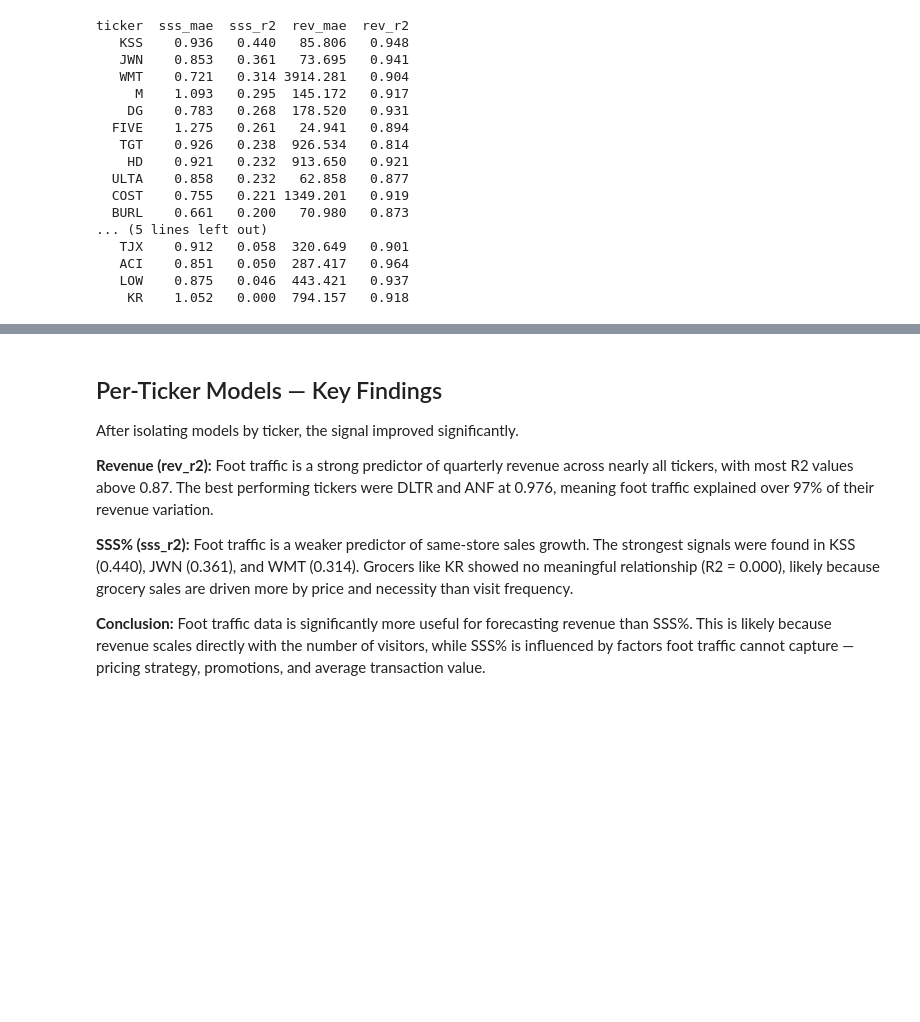
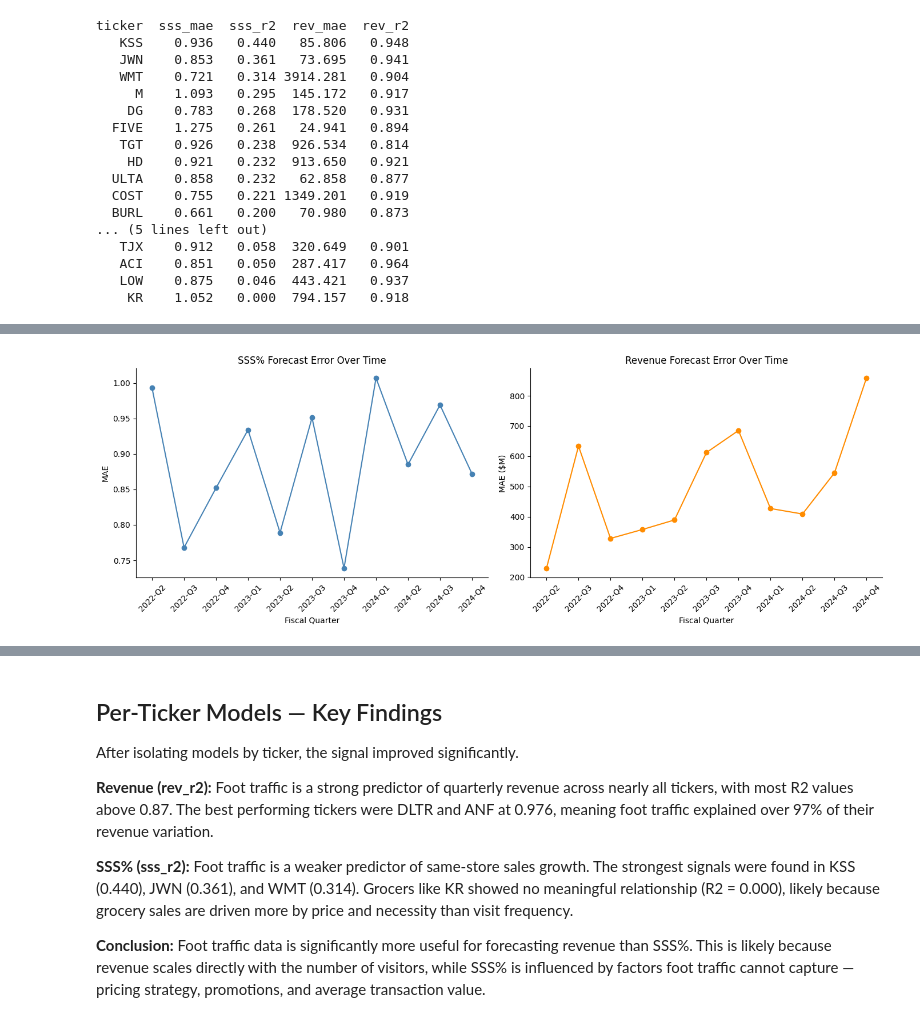
Before and after one commit to pmoralescode/data-analysis-case-study, a Jupyter notebook: analysis/analysis.ipynb, the cells around one changed output, grey strips where cells are left out. Drawn from its saved outputs; the diff is of its cells as text; code cells hidden in the pictures; blank space fills up the shorter version.

Commit message:
added findings for time accuracy across time periods

```diff
--- a/analysis/analysis.ipynb
+++ b/analysis/analysis.ipynb
@@ -483,3 +499,19 @@ ticker  sss_mae  sss_r2  rev_mae  rev_r2
    ACI    0.851   0.050  287.417   0.964
    LOW    0.875   0.046  443.421   0.937
     KR    1.052   0.000  794.157   0.918
+# %%
+# evaluated forecast accuracy across time periods
+# to assess whether the model improves or weakens over different quarters
+time_accuracy = preds_df.copy()
+
+# calculate absolute error for each prediction
+time_accuracy['sss_abs_error'] = abs(time_accuracy['reported_sss_pct'] - time_accuracy['pred_sss'])
+time_accuracy['rev_abs_error'] = abs(time_accuracy['reported_revenue_mm'] - time_accuracy['pred_revenue'])
+
+# group by fiscal quarter and average the errors
+time_results = time_accuracy.groupby('fiscal_quarter').agg(
+    sss_mae=('sss_abs_error', 'mean'),
+    rev_mae=('rev_abs_error', 'mean')
+).round(3)
+
+print(time_results.to_string())
@@ -485,0 +532,24 @@ ticker  sss_mae  sss_r2  rev_mae  rev_r2
+# %%
+# plotted forecast error over time to identify whether accuracy improves or weakens across quarters
+fig, axes = plt.subplots(1, 2, figsize=(14, 5))
+
+axes[0].plot(time_results.index, time_results['sss_mae'], marker='o', color='steelblue')
+axes[0].set_title('SSS% Forecast Error Over Time')
+axes[0].set_xlabel('Fiscal Quarter')
+axes[0].set_ylabel('MAE')
+axes[0].tick_params(axis='x', rotation=45)
+
+axes[1].plot(time_results.index, time_results['rev_mae'], marker='o', color='darkorange')
+axes[1].set_title('Revenue Forecast Error Over Time')
+axes[1].set_xlabel('Fiscal Quarter')
+axes[1].set_ylabel('MAE ($M)')
+axes[1].tick_params(axis='x', rotation=45)
+
+for ax in axes:
+    ax.spines['top'].set_visible(False)
+    ax.spines['right'].set_visible(False)
+
+plt.tight_layout()
+plt.show()
+# %% [output]
+[figure, added]
```
Also changed, not shown: parts of 3 cells of this notebook.
